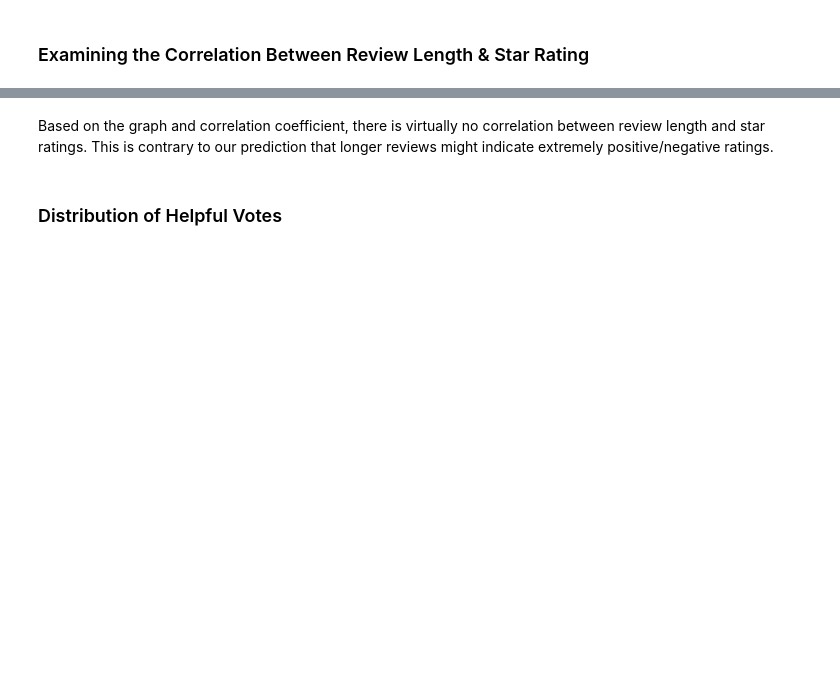
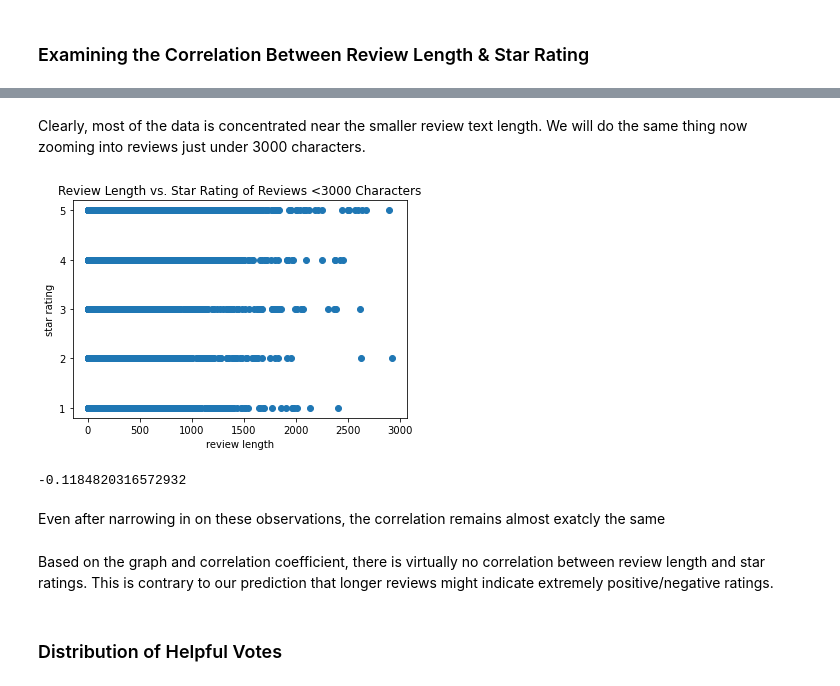
Before and after one commit to wansyd20/info2950, a Jupyter notebook: Phase 2.ipynb, the cells around one changed output, grey strips where cells are left out. Drawn from its saved outputs; the diff is of its cells as text; code cells hidden in the pictures; blank space fills up the shorter version.

```diff
--- a/Phase 2.ipynb
+++ b/Phase 2.ipynb
@@ -429,3 +460,20 @@ beauty_clean['review_length'].corr(beauty_clean['star_rating'])
+# %% [markdown]
+Clearly, most of the data is concentrated near the smaller review text length. We will do the same thing now zooming into reviews just under 3000 characters.
+# %%
+plt.scatter(beauty_clean[beauty_clean['review_length'] < 3000]['review_length'], beauty_clean[beauty_clean['review_length'] < 3000]['star_rating'])
+plt.yticks(range(1, 6)) #only include ticks for the whole numbers of the star ratings
+plt.xlabel("review length")
+plt.ylabel('star rating')
+plt.title('Review Length vs. Star Rating of Reviews <3000 Characters')
+plt.show()
+# %% [output]
+[figure, added]
+# %%
+beauty_clean[beauty_clean['review_length'] < 3000]['review_length'].corr(beauty_clean[beauty_clean['review_length'] < 3000]['star_rating'])
+# %% [output]
+-0.1184820316572932
+# %% [markdown]
+Even after narrowing in on these observations, the correlation remains almost exatcly the same
 # %% [markdown]
 Based on the graph and correlation coefficient, there is virtually no correlation between review length and star ratings. This is contrary to our prediction that longer reviews might indicate extremely positive/negative ratings.
 # %% [markdown]
```
Also changed, not shown: parts of 55 cells of this notebook.
